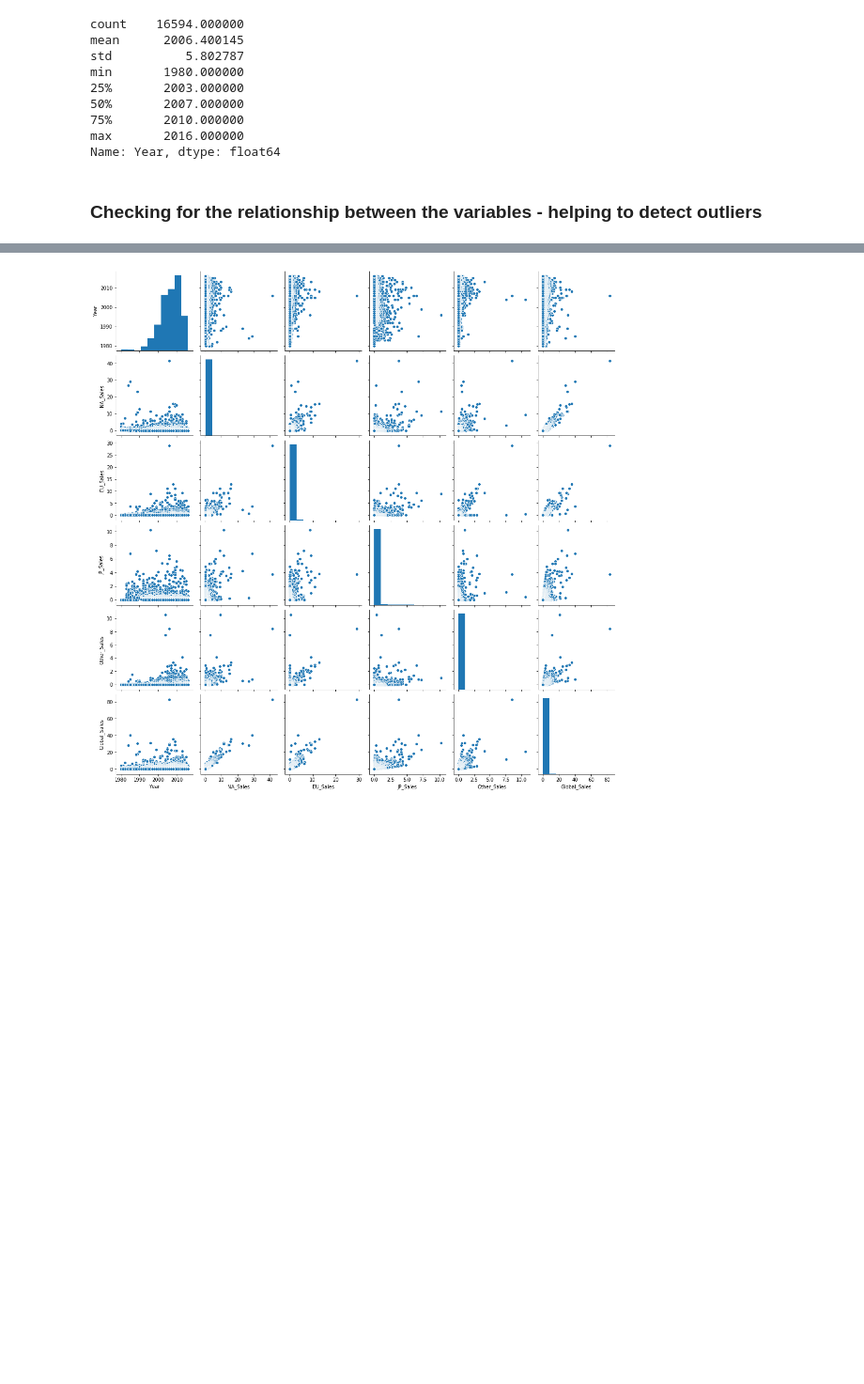
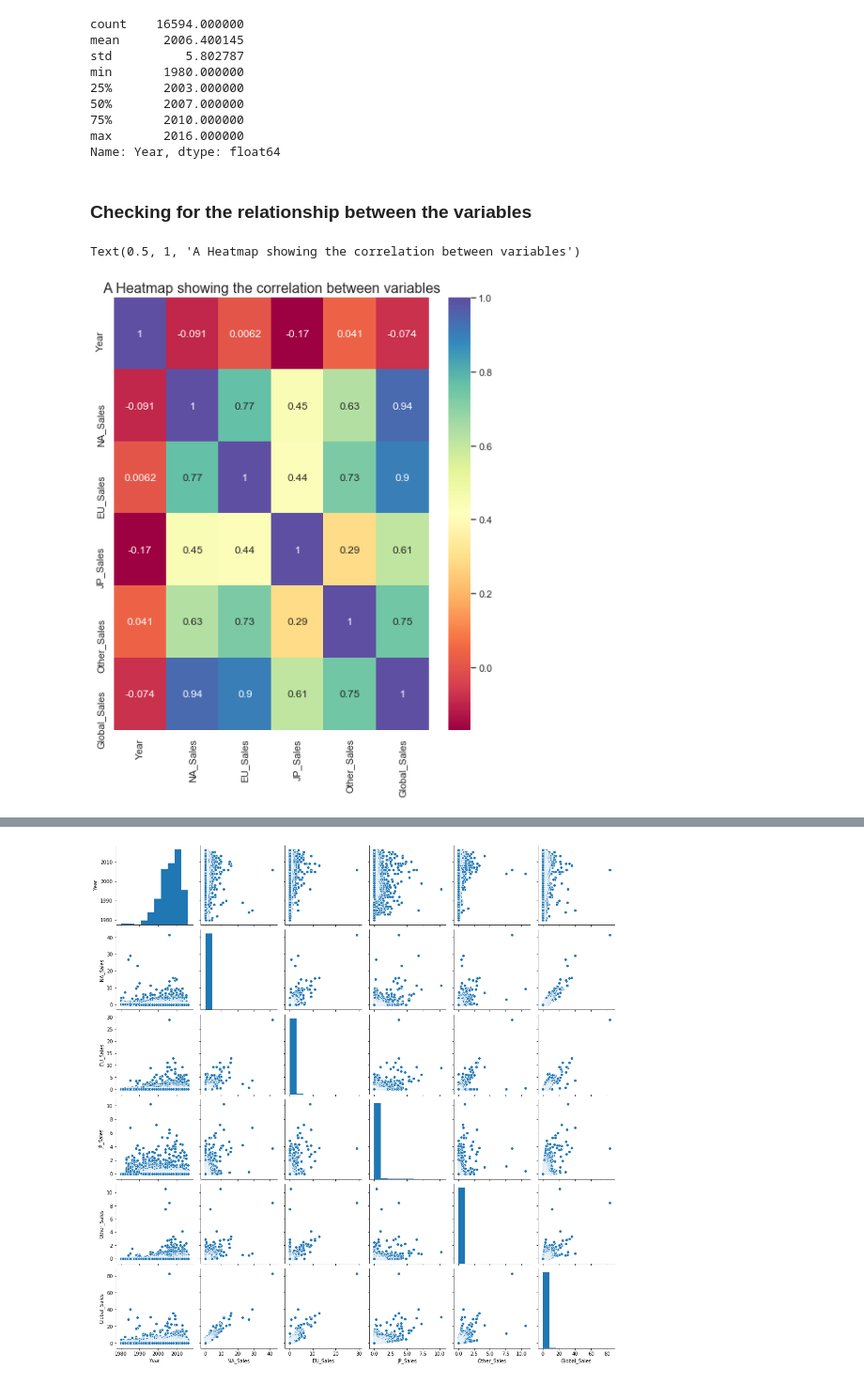
Before and after one commit to Priscilla-B/Video-Game-Sales-EDA, a Jupyter notebook: vgsales_eda.ipynb, the cells around one changed output, grey strips where cells are left out. Shown at 94% size. Saved outputs shown, nothing was run; the diff lists cells and outputs as text; code cells hidden in the pictures; blank space fills up the shorter version.

```diff
--- a/vgsales_eda.ipynb
+++ b/vgsales_eda.ipynb
@@ -369,4 +363,15 @@ min       1980.000000
 max       2016.000000
 Name: Year, dtype: float64
 # %% [markdown]
-### Checking for the relationship between the variables - helping to detect outliers
+### Checking for the relationship between the variables
+# %%
+# using the correlation matrix and heatmap
+# calculate correlation matrix
+corr_matrix = vgs_1.corr()
+# plot the heatmap
+sns.heatmap(corr_matrix, xticklabels=corr_matrix.columns,yticklabels=corr_matrix.columns, annot=True, cmap="Spectral")
+sns.set(rc={'figure.figsize':(8, 9)})
+plt.title("A Heatmap showing the correlation between variables", fontdict = {'fontsize' : 16})
+# %% [output]
+Text(0.5, 1, 'A Heatmap showing the correlation between variables')
+[figure, added]
```
Also changed, not shown: parts of 53 cells of this notebook.
